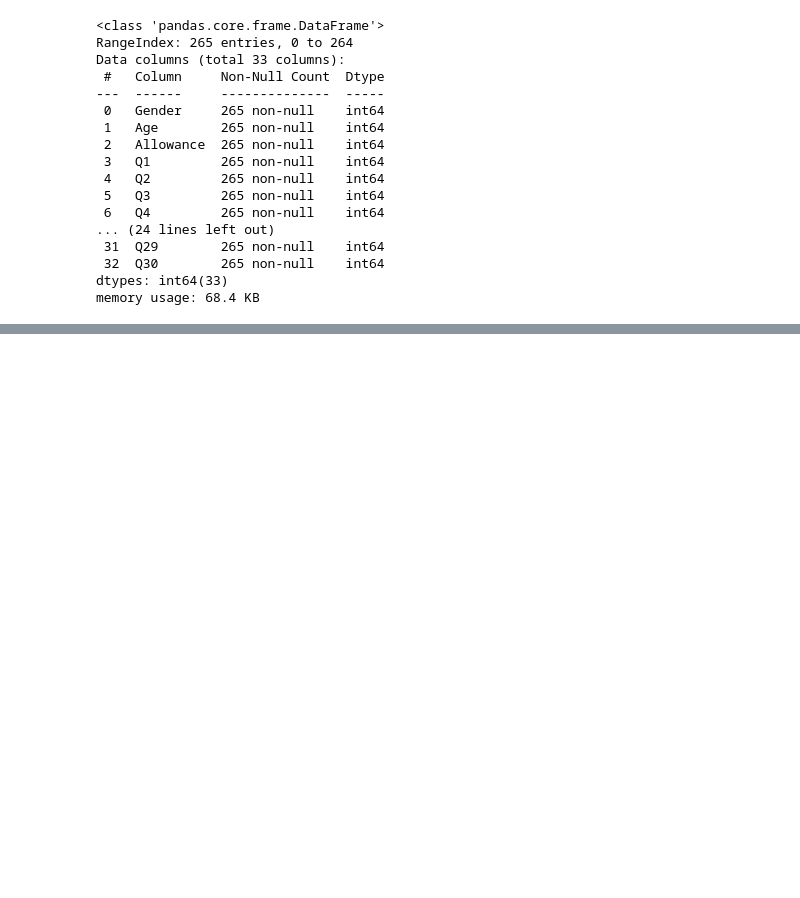
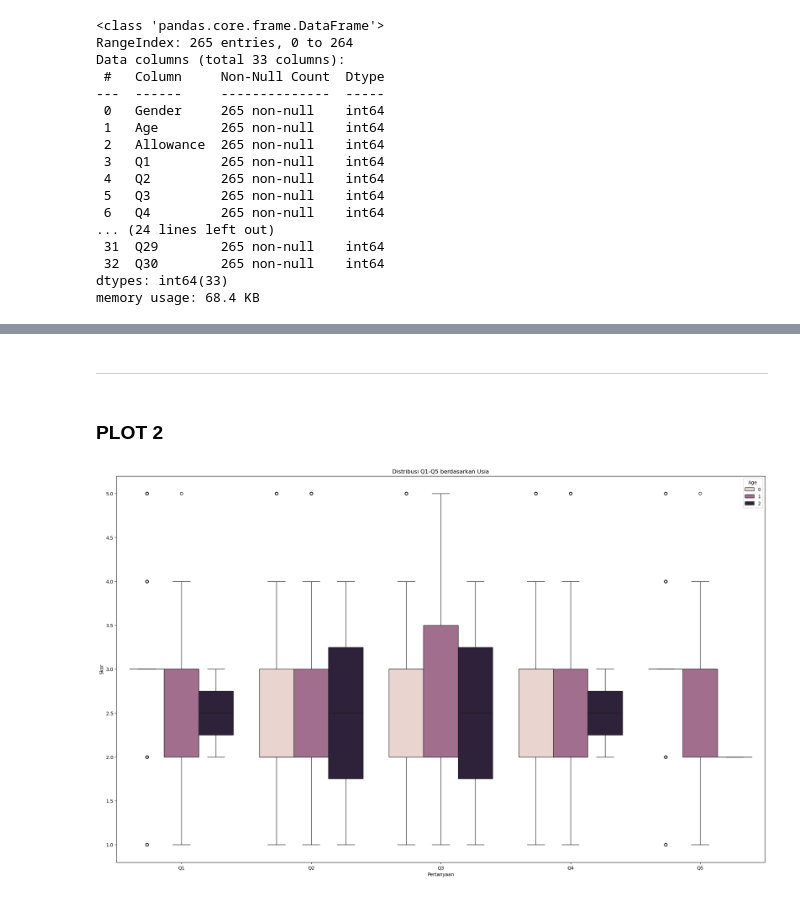
Before and after one commit to FTDS-assignment-bay/p2-final-project-ftds-006-bsd-group-001, a Jupyter notebook: test.ipynb, the cells around one changed output, grey strips where cells are left out. Saved outputs shown, nothing was run; the diff lists cells and outputs as text; code cells hidden in the pictures; blank space fills up the shorter version.

```diff
--- a/test.ipynb
+++ b/test.ipynb
@@ -51,0 +76,14 @@ memory usage: 68.4 KB
+# %% [markdown]
+____
+# %% [markdown]
+### PLOT 2
+# %%
+plt.figure(figsize=(25, 15))
+df_melted = df.melt(id_vars=['Age'], value_vars=[f'Q{i}' for i in range(1, 6)], var_name='Questions', value_name='Scores')
+sns.boxplot(data=df_melted, x='Questions', y='Scores', hue='Age')
+plt.title('Distribusi Q1-Q5 berdasarkan Usia')
+plt.xlabel('Pertanyaan')
+plt.ylabel('Skor')
+plt.show()
+# %% [output]
+[figure, added]
```
Also changed, not shown: parts of 20 cells of this notebook.
